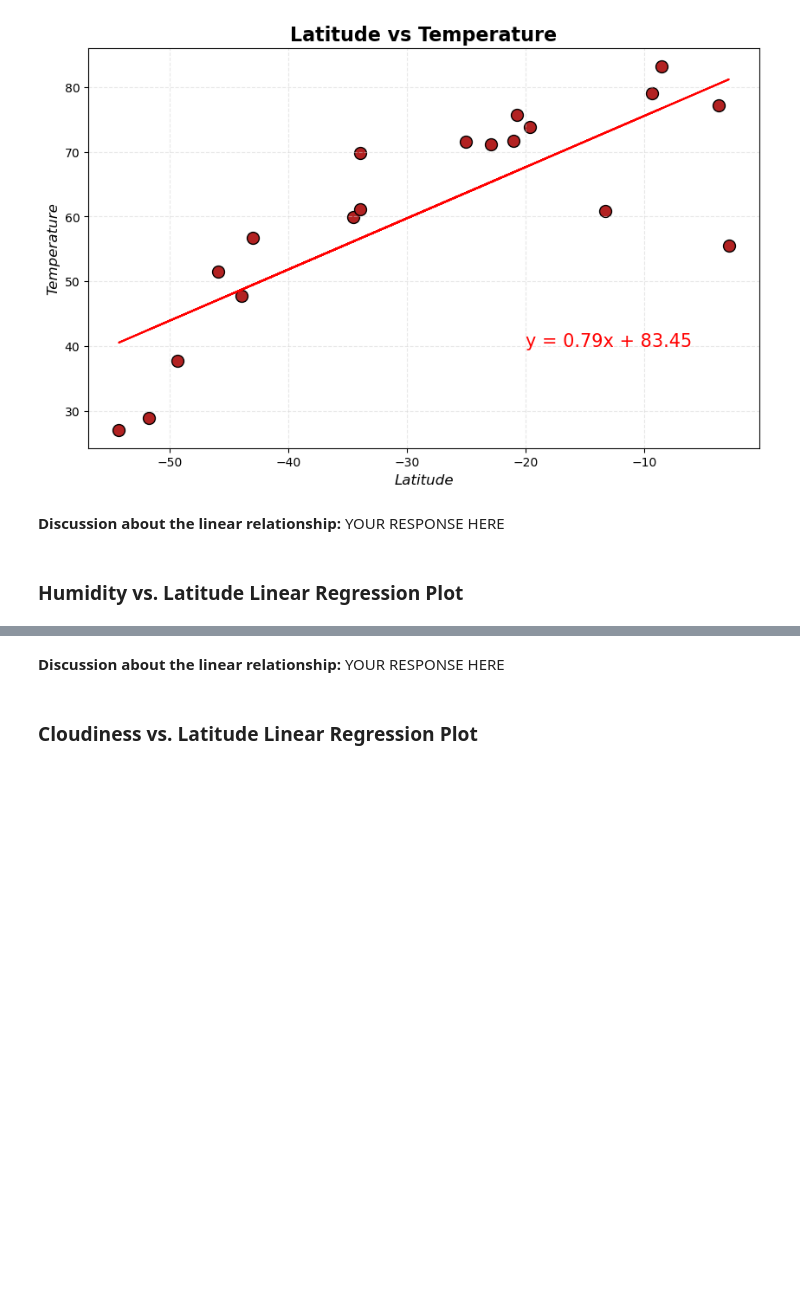
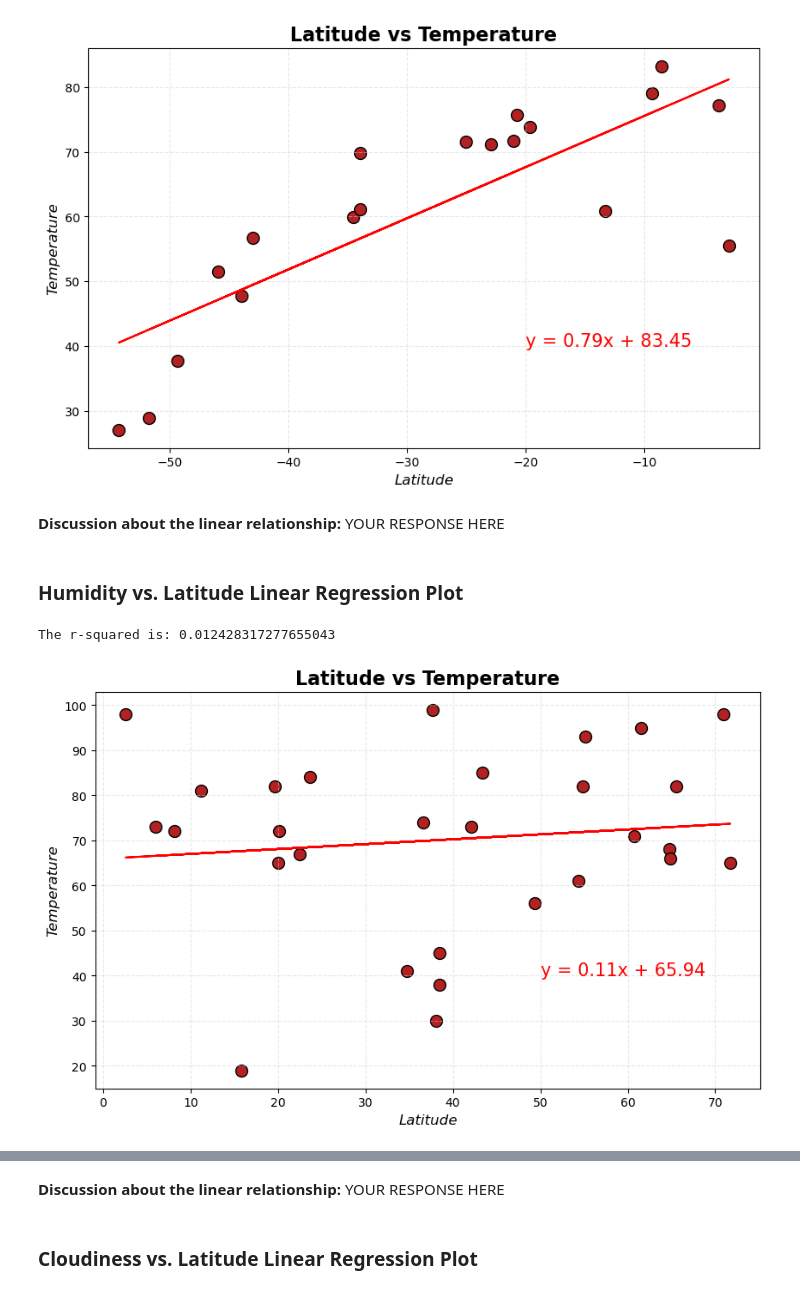
Before and after one commit to ajmonte0920/06_da_jun2024_hw_6_python-api-challenge, a Jupyter notebook: WeatherPy/WeatherPy.ipynb, the cells around one changed output, grey strips where cells are left out. Drawn from its saved outputs; the diff is of its cells as text; code cells hidden in the pictures; blank space fills up the shorter version.

```diff
--- a/WeatherPy/WeatherPy.ipynb
+++ b/WeatherPy/WeatherPy.ipynb
@@ -436,0 +433,9 @@ The r-squared is: 0.6353029856702744
+# %%
+# Northern Hemisphere
+x_values = northern_hemi_df.Lat
+y_values = northern_hemi_df["Humidity"]
+
+doRegression(x_values, y_values, "Latitude", "Humidity", (50,40))
+# %% [output]
+The r-squared is: 0.012428317277655043
+[figure, added]
```
Also changed, not shown: parts of 15 cells of this notebook.
